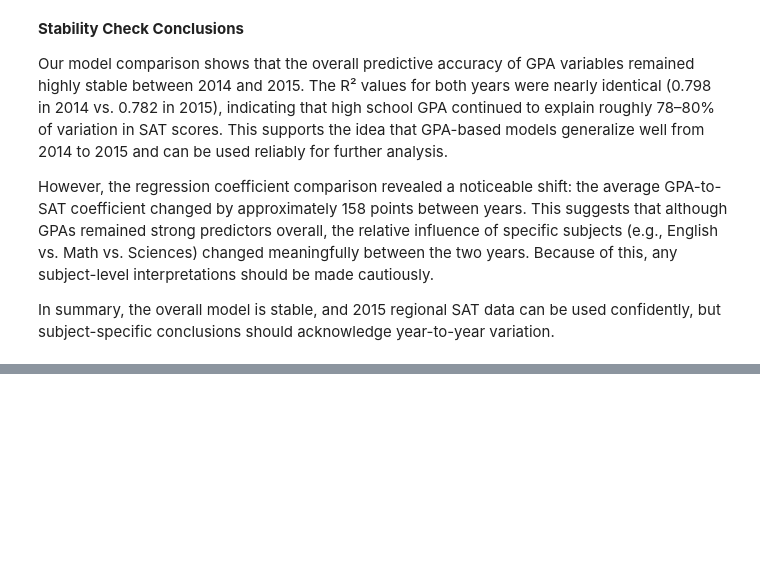
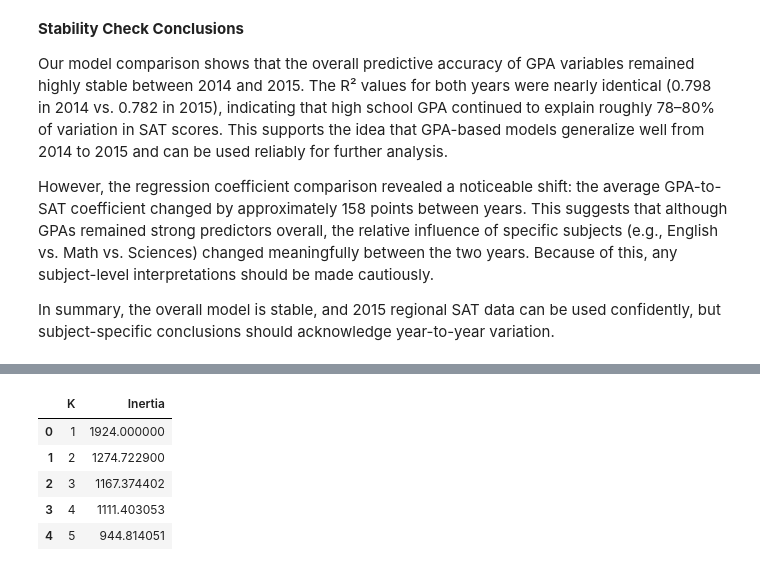
Before and after one commit to Cheyenne232025S/CMDA-3654-Project, a Jupyter notebook: notebooks/Project3.ipynb, the cells around one changed output, grey strips where cells are left out. Saved outputs shown, nothing was run; the diff lists cells and outputs as text; code cells hidden in the pictures; blank space fills up the shorter version.

```diff
--- a/notebooks/Project3.ipynb
+++ b/notebooks/Project3.ipynb
@@ -301,0 +332,26 @@ In summary, the overall model is stable, and 2015 regional SAT data can be used
+# %%
+D = sklearn.metrics.pairwise.euclidean_distances(norm.values)
+n = D.shape[0]
+
+Ks = range(1, n + 1)
+inertias = []
+for k in Ks:
+    init_centers = norm.sort_index().iloc[:k, :].to_numpy()
+    km = sklearn.cluster.KMeans(
+        n_clusters=k,
+        init=init_centers,
+        n_init=1,
+        max_iter=10,
+        random_state=0
+    ).fit(norm)
+    inertias.append(km.inertia_)
+inertias = pandas.DataFrame({'K': Ks, 'Inertia': inertias})
+
+inertias.head()
+# %% [output]
+|  | K | Inertia |
+| 0 | 1 | 1924.000000 |
+| 1 | 2 | 1274.722900 |
+| 2 | 3 | 1167.374402 |
+| 3 | 4 | 1111.403053 |
+| 4 | 5 | 944.814051 |
```
Also changed, not shown: parts of 10 cells of this notebook, 1 other file.
